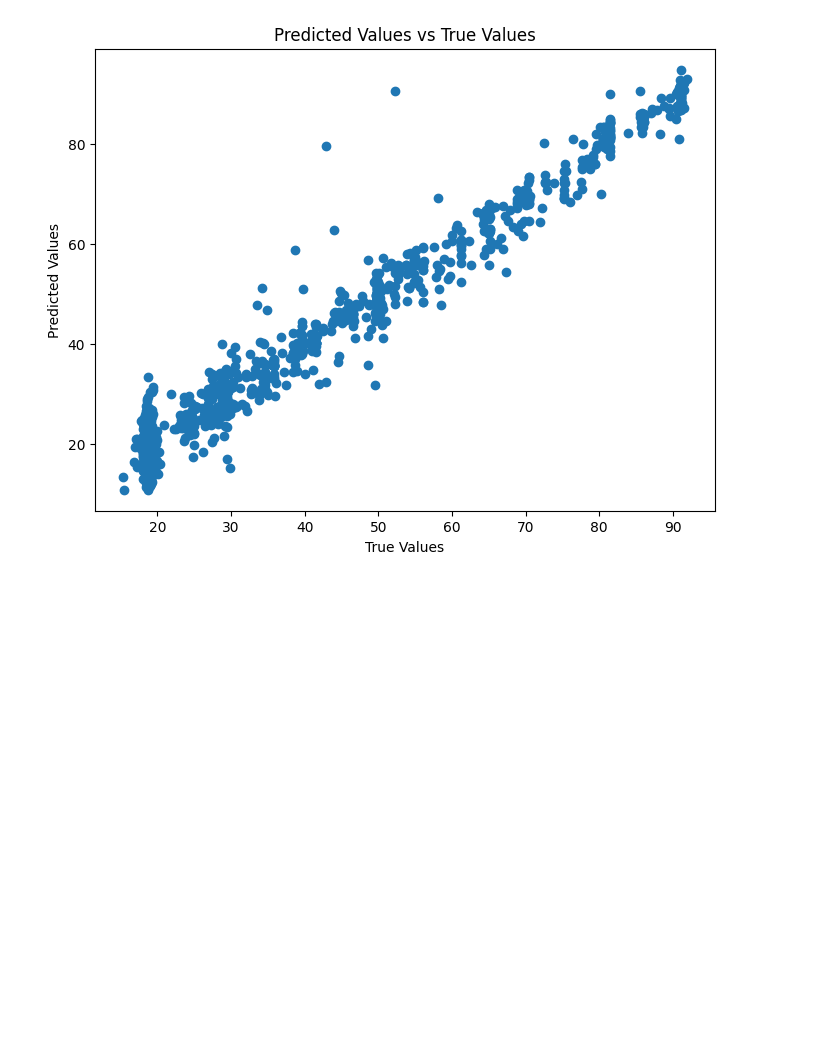
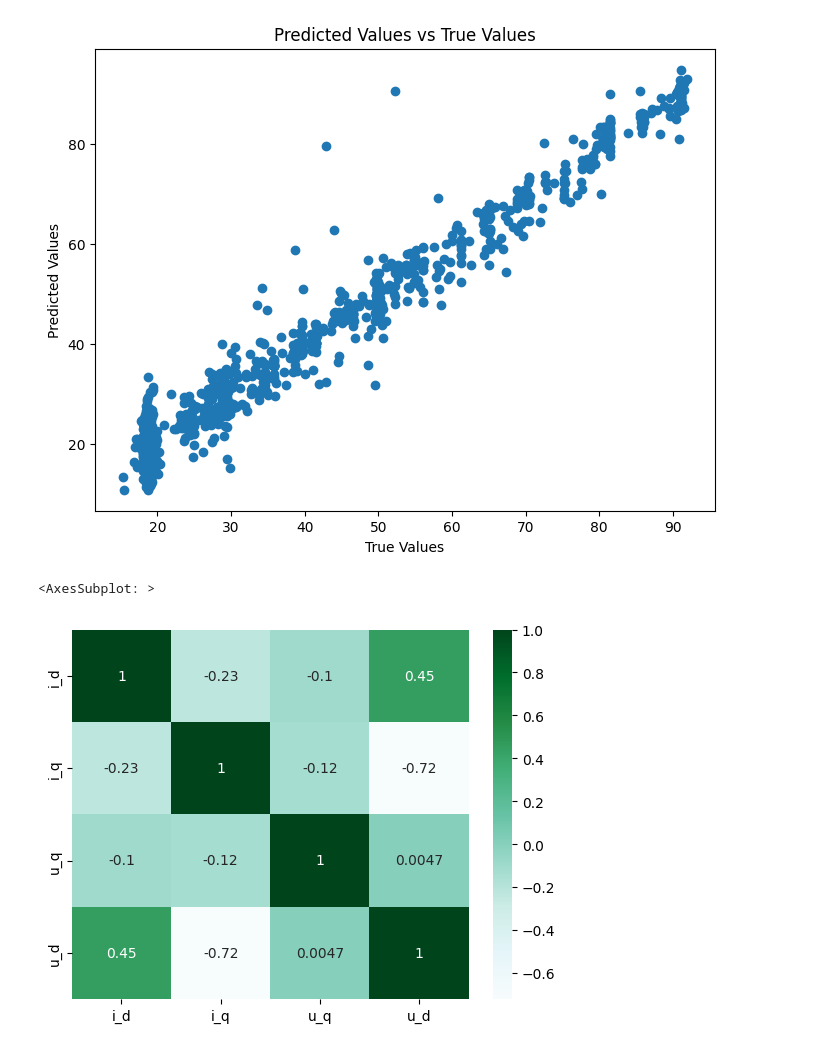
Before and after one commit to organictissuemaker/hth_fall_build_program, a Jupyter notebook: Finding-an-Interesting-Dataset-appolecider/motor_temp_practice.ipynb, the cells around one changed output. Drawn from its saved outputs; the diff is of its cells as text; code cells hidden in the pictures; blank space fills up the shorter version.

```diff
--- a/Finding-an-Interesting-Dataset-appolecider/motor_temp_practice.ipynb
+++ b/Finding-an-Interesting-Dataset-appolecider/motor_temp_practice.ipynb
@@ -160,3 +163,12 @@ plt.ylabel("Predicted Values")
 plt.show()
 # %% [output]
 [figure]
+# %%
+#Q10: What is the corelation between the dp components?
+motor_features = motor_data[['i_d', 'i_q', 'u_q', 'u_d']]
+corr_heatmap = sns.heatmap(motor_features.corr(), annot = True, cmap = 'BuGn')
+corr_heatmap
+#A: No, there seems to be no strong corleation between any of the stator parts.
+# %% [output]
+<AxesSubplot: >
+[figure, added]
```
Also changed, not shown: parts of 9 cells of this notebook.
